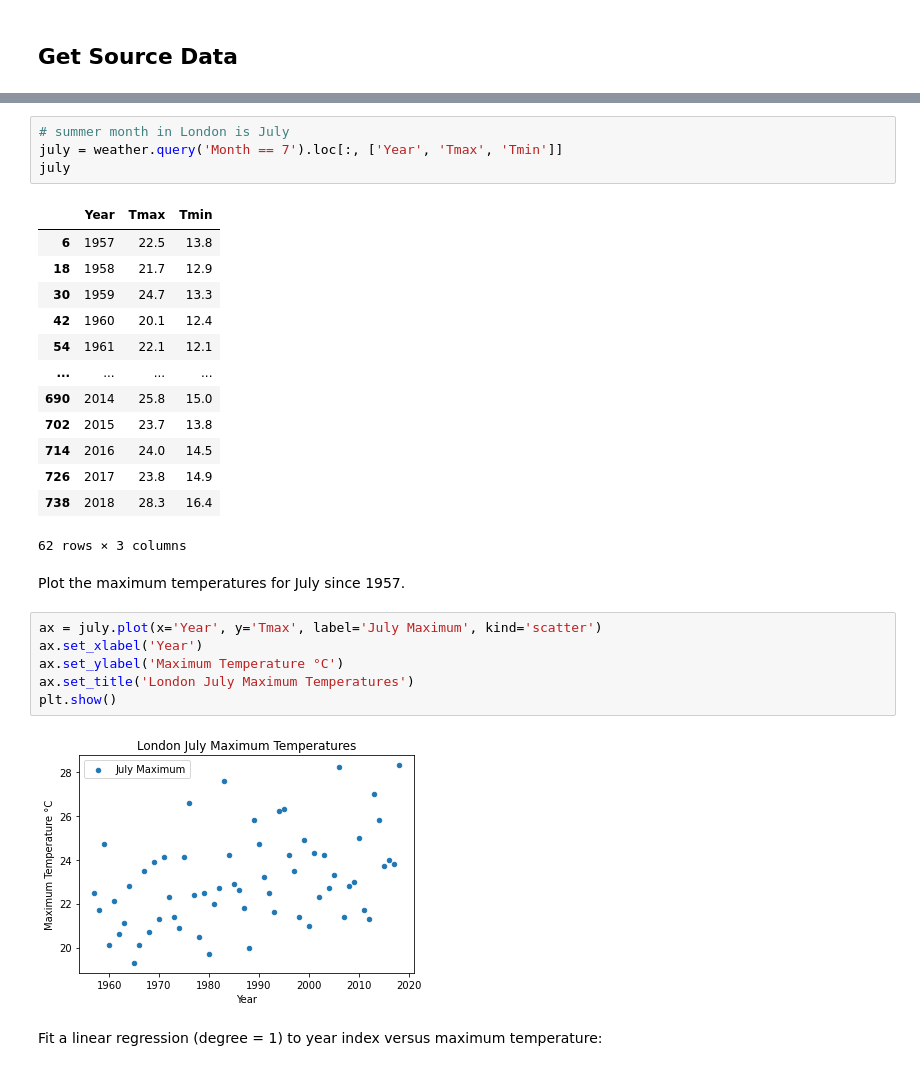
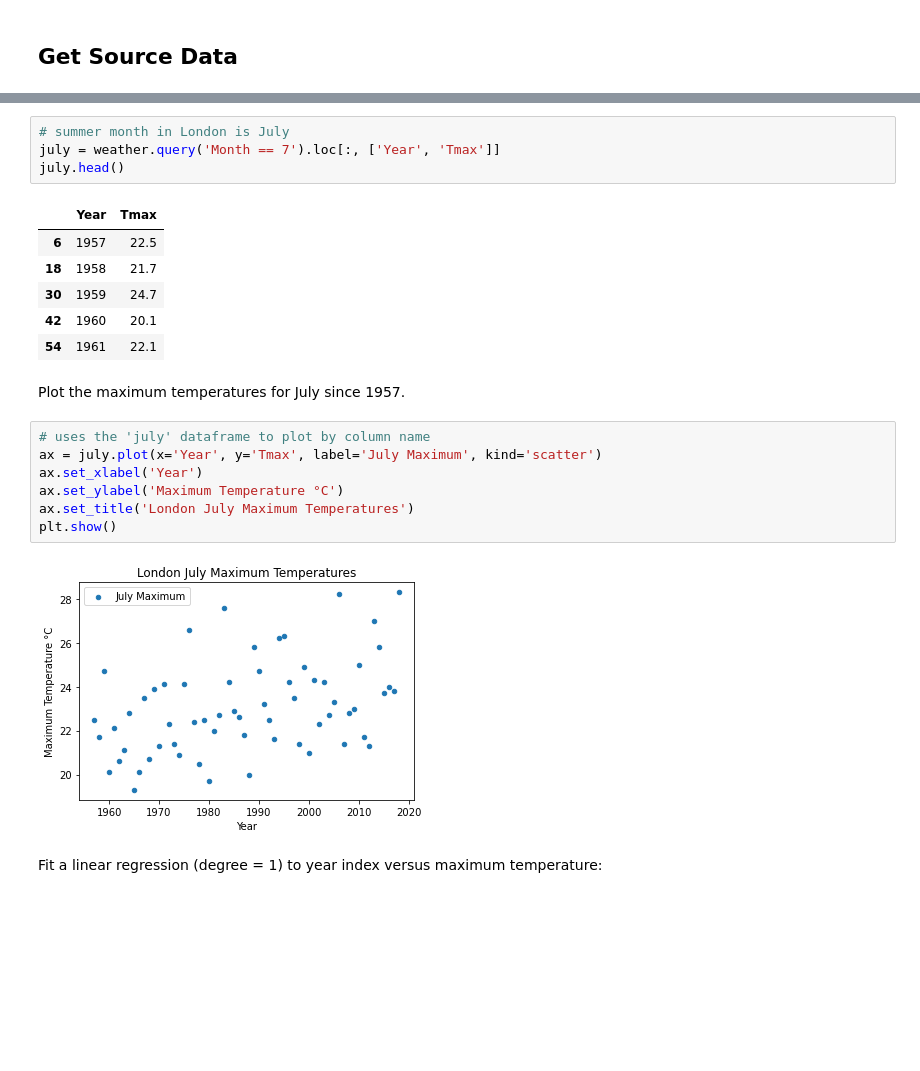
Before and after one commit to frankhjung/jupyter-examples, a Jupyter notebook: linear_regression_numpy.ipynb, the cells around one changed output, grey strips where cells are left out. Cells and saved outputs as stored; diff of their text form; blank space fills up the shorter version.

```diff
--- a/linear_regression_numpy.ipynb
+++ b/linear_regression_numpy.ipynb
@@ -43,24 +36,18 @@ Get a subset of the data, namely just the month of July:
 # %%
 # summer month in London is July
-july = weather.query('Month == 7').loc[:, ['Year', 'Tmax', 'Tmin']]
-july
+july = weather.query('Month == 7').loc[:, ['Year', 'Tmax']]
+july.head()
 # %% [output]
-|  | Year | Tmax | Tmin |
-| 6 | 1957 | 22.5 | 13.8 |
-| 18 | 1958 | 21.7 | 12.9 |
-| 30 | 1959 | 24.7 | 13.3 |
-| 42 | 1960 | 20.1 | 12.4 |
-| 54 | 1961 | 22.1 | 12.1 |
-| ... | ... | ... | ... |
-| 690 | 2014 | 25.8 | 15.0 |
-| 702 | 2015 | 23.7 | 13.8 |
-| 714 | 2016 | 24.0 | 14.5 |
-| 726 | 2017 | 23.8 | 14.9 |
-| 738 | 2018 | 28.3 | 16.4 |
+|  | Year | Tmax |
+| 6 | 1957 | 22.5 |
+| 18 | 1958 | 21.7 |
+| 30 | 1959 | 24.7 |
+| 42 | 1960 | 20.1 |
+| 54 | 1961 | 22.1 |
-62 rows × 3 columns
 # %% [markdown]
 Plot the maximum temperatures for July since 1957.
 # %%
+# uses the 'july' dataframe to plot by column name
 ax = july.plot(x='Year', y='Tmax', label='July Maximum', kind='scatter')
 ax.set_xlabel('Year')
 ax.set_ylabel('Maximum Temperature °C')
```
Also changed, not shown: parts of 15 cells of this notebook.
